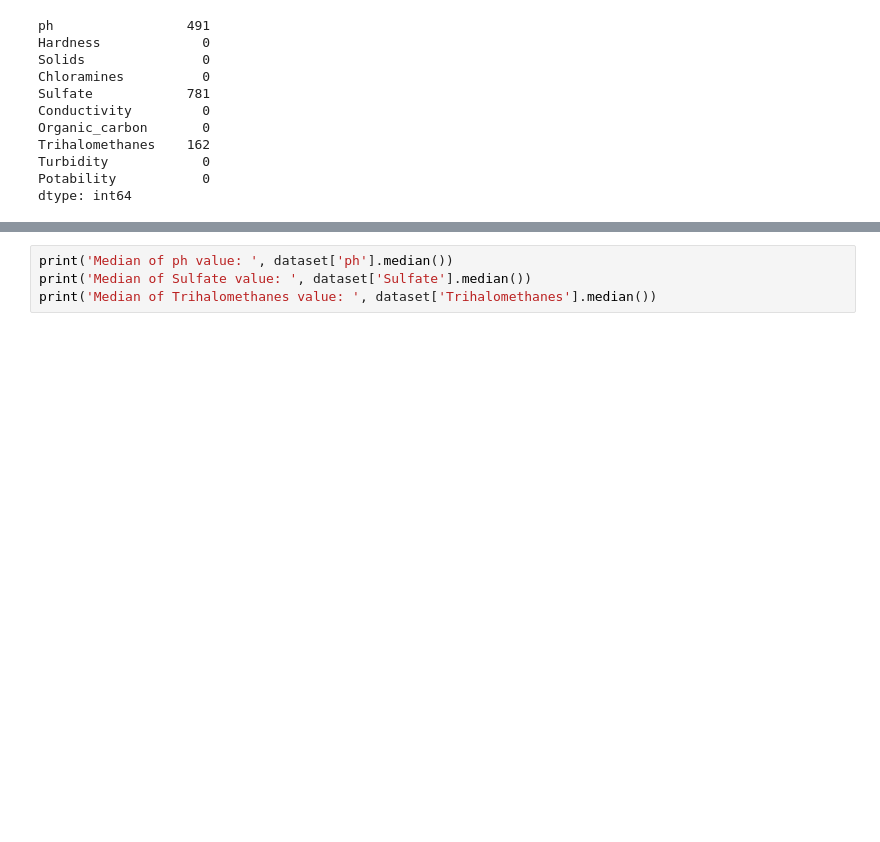
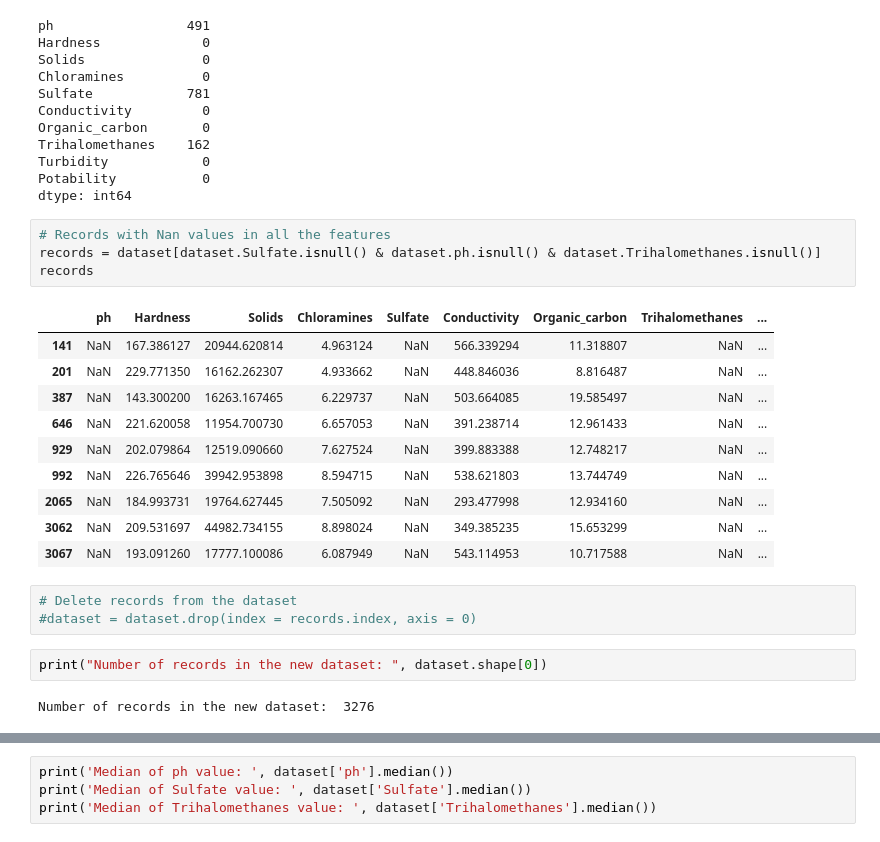
Before and after one commit to himashax/ML_Assignment2_IT19128696_IT19156170_IT19134468, a Jupyter notebook: IT19128696_IT19156170_IT19134468.ipynb, the cells around one changed output, grey strips where cells are left out. Cells and saved outputs as stored; diff of their text form; blank space fills up the shorter version.

Commit message:
Data Pre-processing - Drop specific rows

```diff
--- a/IT19128696_IT19156170_IT19134468.ipynb
+++ b/IT19128696_IT19156170_IT19134468.ipynb
@@ -49,3 +49,25 @@ Trihalomethanes    162
 Turbidity            0
 Potability           0
 dtype: int64
+# %%
+# Records with Nan values in all the features
+records = dataset[dataset.Sulfate.isnull() & dataset.ph.isnull() & dataset.Trihalomethanes.isnull()]
+records
+# %% [output]
+|  | ph | Hardness | Solids | Chloramines | Sulfate | Conductivity | Organic_carbon | Trihalomethanes | ... |
+| 141 | NaN | 167.386127 | 20944.620814 | 4.963124 | NaN | 566.339294 | 11.318807 | NaN | ... |
+| 201 | NaN | 229.771350 | 16162.262307 | 4.933662 | NaN | 448.846036 | 8.816487 | NaN | ... |
+| 387 | NaN | 143.300200 | 16263.167465 | 6.229737 | NaN | 503.664085 | 19.585497 | NaN | ... |
+| 646 | NaN | 221.620058 | 11954.700730 | 6.657053 | NaN | 391.238714 | 12.961433 | NaN | ... |
+| 929 | NaN | 202.079864 | 12519.090660 | 7.627524 | NaN | 399.883388 | 12.748217 | NaN | ... |
+| 992 | NaN | 226.765646 | 39942.953898 | 8.594715 | NaN | 538.621803 | 13.744749 | NaN | ... |
+| 2065 | NaN | 184.993731 | 19764.627445 | 7.505092 | NaN | 293.477998 | 12.934160 | NaN | ... |
+| 3062 | NaN | 209.531697 | 44982.734155 | 8.898024 | NaN | 349.385235 | 15.653299 | NaN | ... |
+| 3067 | NaN | 193.091260 | 17777.100086 | 6.087949 | NaN | 543.114953 | 10.717588 | NaN | ... |
+# %%
+# Delete records from the dataset
+#dataset = dataset.drop(index = records.index, axis = 0)
+# %%
+print("Number of records in the new dataset: ", dataset.shape[0])
+# %% [output]
+Number of records in the new dataset:  3276
```
Also changed, not shown: parts of 9 cells of this notebook.
